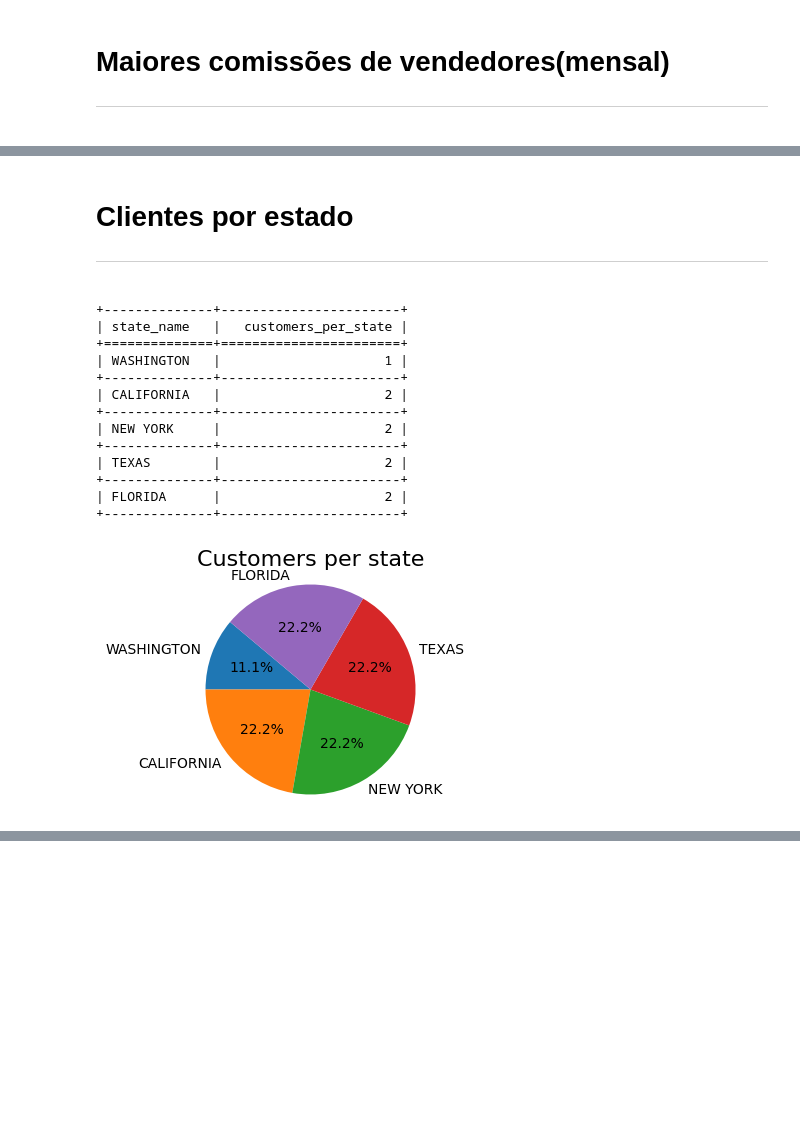
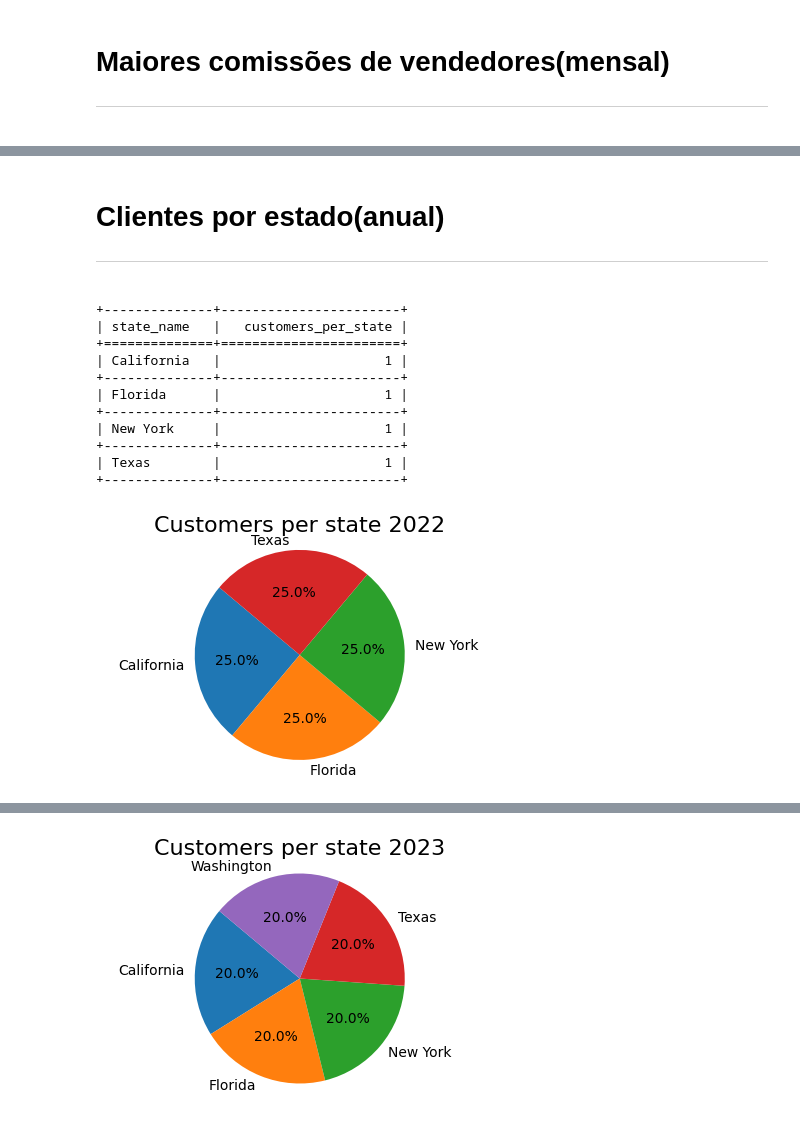
Before and after one commit to renemichelnunes/banco, a Jupyter notebook: questoes.ipynb, the cells around one changed output, grey strips where cells are left out. Saved outputs shown, nothing was run; the diff lists cells and outputs as text; code cells hidden in the pictures; blank space fills up the shorter version.

Commit message:
clientes e fornecedores por estado

```diff
--- a/questoes.ipynb
+++ b/questoes.ipynb
@@ -986,45 +1188,57 @@ except psycopg2.Error as e:
 # %% [markdown]
-<h1>Clientes por estado<h1>
+<h1>Clientes por estado(anual)<h1>
 <hr>
 # %%
-query = f"""
-SELECT
-	st.state_name,
-	COUNT(st.state_id) as customers_per_state
-FROM
-	dim_states st
-INNER JOIN
-	dim_customers cu on st.state_id = cu.state_id
-GROUP BY
-	st.state_name
-"""
-try:
-    cursor.execute(query)
-    rows = cursor.fetchall()
-    print(tabulate(rows, headers=['state_name', 'customers_per_state'], tablefmt='grid'))
-    state_name = [row[0] for row in rows]
-    customers_per_state = [row[1] for row in rows]
+for year in range(2022, 2024):
+    query = f"""
+    select distinct s.state_name, count(s.state_name) as customers_per_state from
+    (select distinct
+        si.sales_id,
+        st.state_name
+    from
+        dim_states st
+    inner join
+        dim_customers cu on st.state_id = cu.state_id
+    inner join
+        fato_sales_items si on cu.customer_id = si.customer_id
+    inner join
+        dim_date dt on si.date_id = dt.date_id
+    where
+        dt.year = {year}
+    group by
+        si.sales_id, st.state_id
+    order by
+        st.state_name) as s
+    group by
+        s.state_name
+    order by
+        s.state_name
+    """
+    try:
+        cursor.execute(query)
+        rows = cursor.fetchall()
+        print(tabulate(rows, headers=['state_name', 'customers_per_state'], tablefmt='grid'))
+        state_name = [row[0] for row in rows]
+        customers_per_state = [row[1] for row in rows]
 
-    if(len(state_name) > 0):
-        plt.figure(figsize=(5, 3))
-        plt.pie(suppliers_per_state, labels=state_name, autopct='%1.1f%%', startangle=140)
-        plt.axis('equal')
-        plt.title("Customers per state", fontsize = 16)
-        plt.show()
-except psycopg2.Error as e:
-    print("Erro - ", e)
+        if(len(state_name) > 0):
+            plt.figure(figsize=(5, 3))
+            plt.pie(customers_per_state, labels=state_name, autopct='%1.1f%%', startangle=140)
+            plt.axis('equal')
+            plt.title("Customers per state " + str(year), fontsize = 16)
+            plt.show()
+    except psycopg2.Error as e:
+        print("Erro - ", e)
 # %% [output]
 +--------------+-----------------------+
 | state_name   |   customers_per_state |
 +==============+=======================+
-| WASHINGTON   |                     1 |
+| California   |                     1 |
 +--------------+-----------------------+
-| CALIFORNIA   |                     2 |
+| Florida      |                     1 |
 +--------------+-----------------------+
-| NEW YORK     |                     2 |
+| New York     |                     1 |
 +--------------+-----------------------+
-| TEXAS        |                     2 |
+| Texas        |                     1 |
 +--------------+-----------------------+
-| FLORIDA      |                     2 |
-+--------------+-----------------------+
-[figure, old version]
+[figure, new version]
@@ -1030,0 +1258 @@ except psycopg2.Error as e:
+[figure, added]
```
Also changed, not shown: parts of 11 cells of this notebook.
